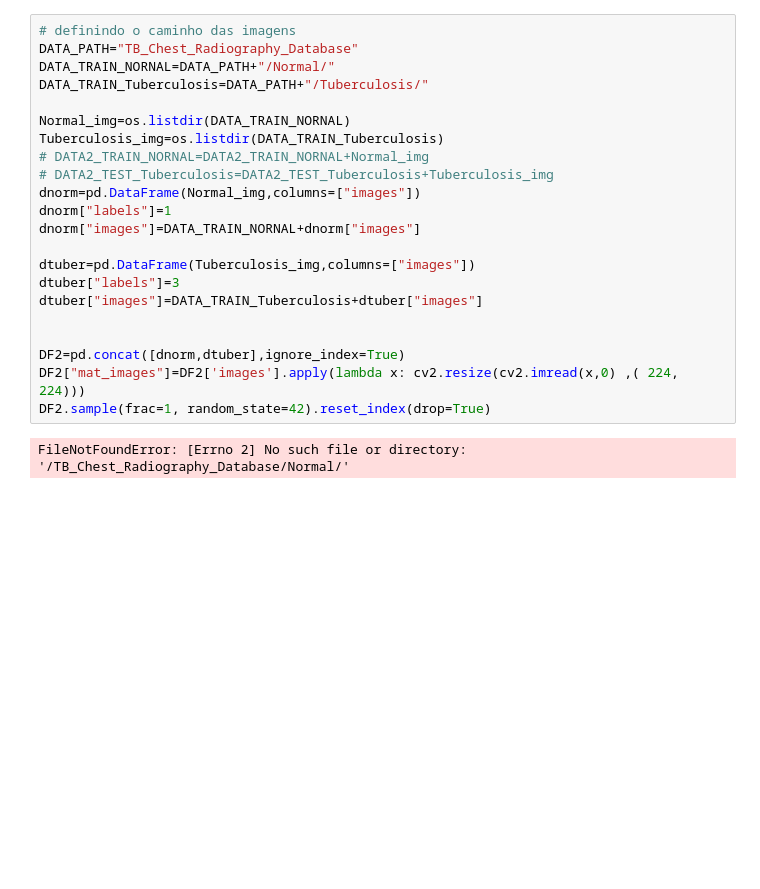
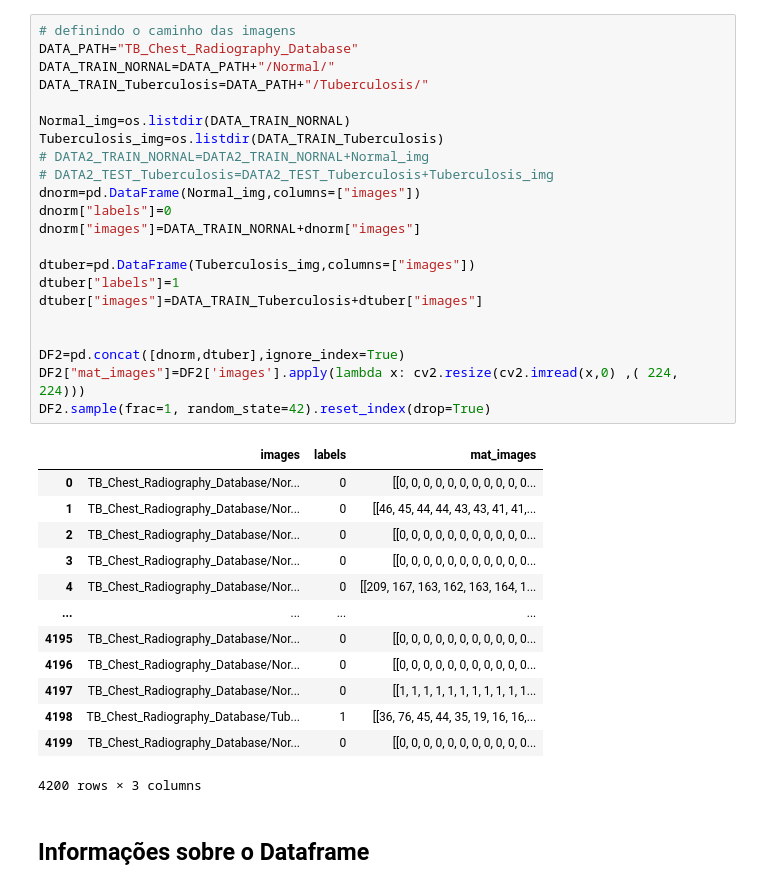
Before and after one commit to luanc202/data-mining-tb-chest-analysis, a Jupyter notebook: main.ipynb, the cells around one changed output. Saved outputs shown, nothing was run; the diff lists cells and outputs as text; blank space fills up the shorter version.

```diff
--- a/main.ipynb
+++ b/main.ipynb
@@ -17,24 +27,38 @@ from sklearn.metrics import classification_report
 # %%
 # definindo o caminho das imagens
 DATA_PATH="TB_Chest_Radiography_Database"
 DATA_TRAIN_NORNAL=DATA_PATH+"/Normal/"
 DATA_TRAIN_Tuberculosis=DATA_PATH+"/Tuberculosis/"
 
 Normal_img=os.listdir(DATA_TRAIN_NORNAL)
 Tuberculosis_img=os.listdir(DATA_TRAIN_Tuberculosis)
 # DATA2_TRAIN_NORNAL=DATA2_TRAIN_NORNAL+Normal_img
 # DATA2_TEST_Tuberculosis=DATA2_TEST_Tuberculosis+Tuberculosis_img
 dnorm=pd.DataFrame(Normal_img,columns=["images"])
-dnorm["labels"]=1
+dnorm["labels"]=0
 dnorm["images"]=DATA_TRAIN_NORNAL+dnorm["images"]
 
 dtuber=pd.DataFrame(Tuberculosis_img,columns=["images"])
-dtuber["labels"]=3
+dtuber["labels"]=1
 dtuber["images"]=DATA_TRAIN_Tuberculosis+dtuber["images"]
 
 
 DF2=pd.concat([dnorm,dtuber],ignore_index=True)
 DF2["mat_images"]=DF2['images'].apply(lambda x: cv2.resize(cv2.imread(x,0) ,( 224, 224)))
 DF2.sample(frac=1, random_state=42).reset_index(drop=True)
 # %% [output]
+|  | images | labels | mat_images |
+| 0 | TB_Chest_Radiography_Database/Nor... | 0 | [[0, 0, 0, 0, 0, 0, 0, 0, 0, 0, 0... |
+| 1 | TB_Chest_Radiography_Database/Nor... | 0 | [[46, 45, 44, 44, 43, 43, 41, 41,... |
+| 2 | TB_Chest_Radiography_Database/Nor... | 0 | [[0, 0, 0, 0, 0, 0, 0, 0, 0, 0, 0... |
+| 3 | TB_Chest_Radiography_Database/Nor... | 0 | [[0, 0, 0, 0, 0, 0, 0, 0, 0, 0, 0... |
+| 4 | TB_Chest_Radiography_Database/Nor... | 0 | [[209, 167, 163, 162, 163, 164, 1... |
+| ... | ... | ... | ... |
+| 4195 | TB_Chest_Radiography_Database/Nor... | 0 | [[0, 0, 0, 0, 0, 0, 0, 0, 0, 0, 0... |
+| 4196 | TB_Chest_Radiography_Database/Nor... | 0 | [[0, 0, 0, 0, 0, 0, 0, 0, 0, 0, 0... |
+| 4197 | TB_Chest_Radiography_Database/Nor... | 0 | [[1, 1, 1, 1, 1, 1, 1, 1, 1, 1, 1... |
+| 4198 | TB_Chest_Radiography_Database/Tub... | 1 | [[36, 76, 45, 44, 35, 19, 16, 16,... |
+| 4199 | TB_Chest_Radiography_Database/Nor... | 0 | [[0, 0, 0, 0, 0, 0, 0, 0, 0, 0, 0... |
-FileNotFoundError: [Errno 2] No such file or directory: '/TB_Chest_Radiography_Database/Normal/'
+4200 rows × 3 columns
+# %% [markdown]
+## Informações sobre o Dataframe
```
Also changed, not shown: parts of 7 cells of this notebook, 2 other files.
